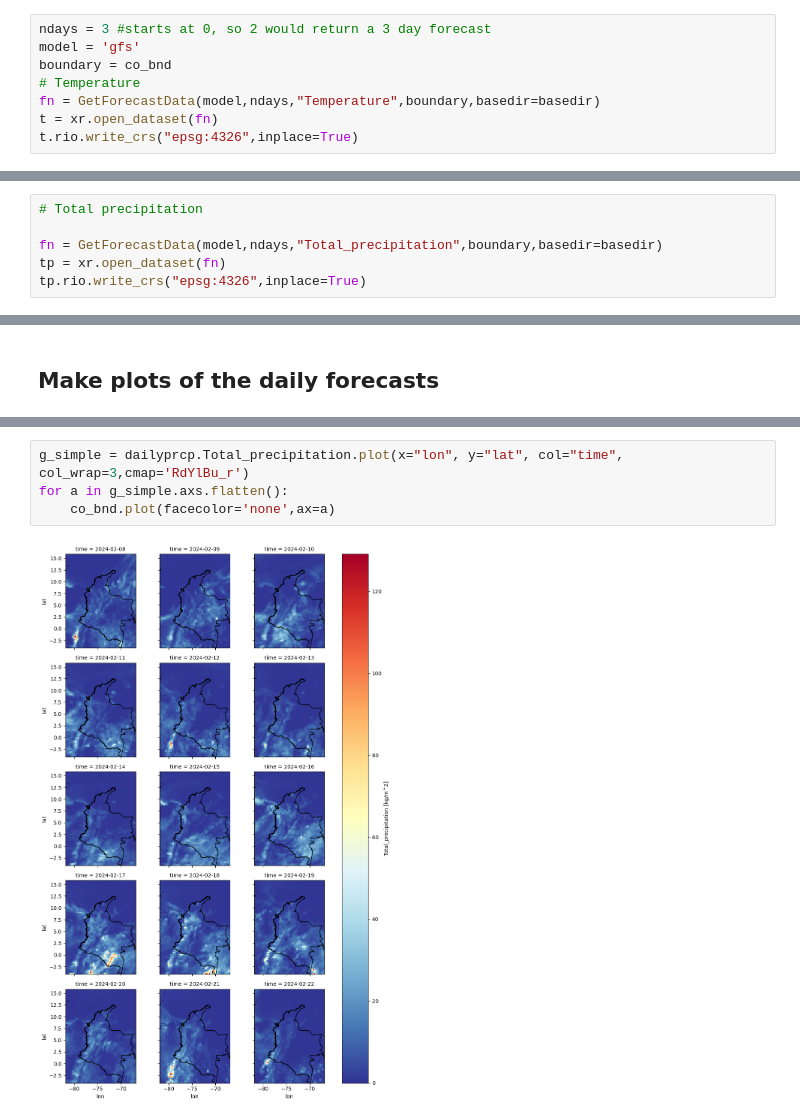
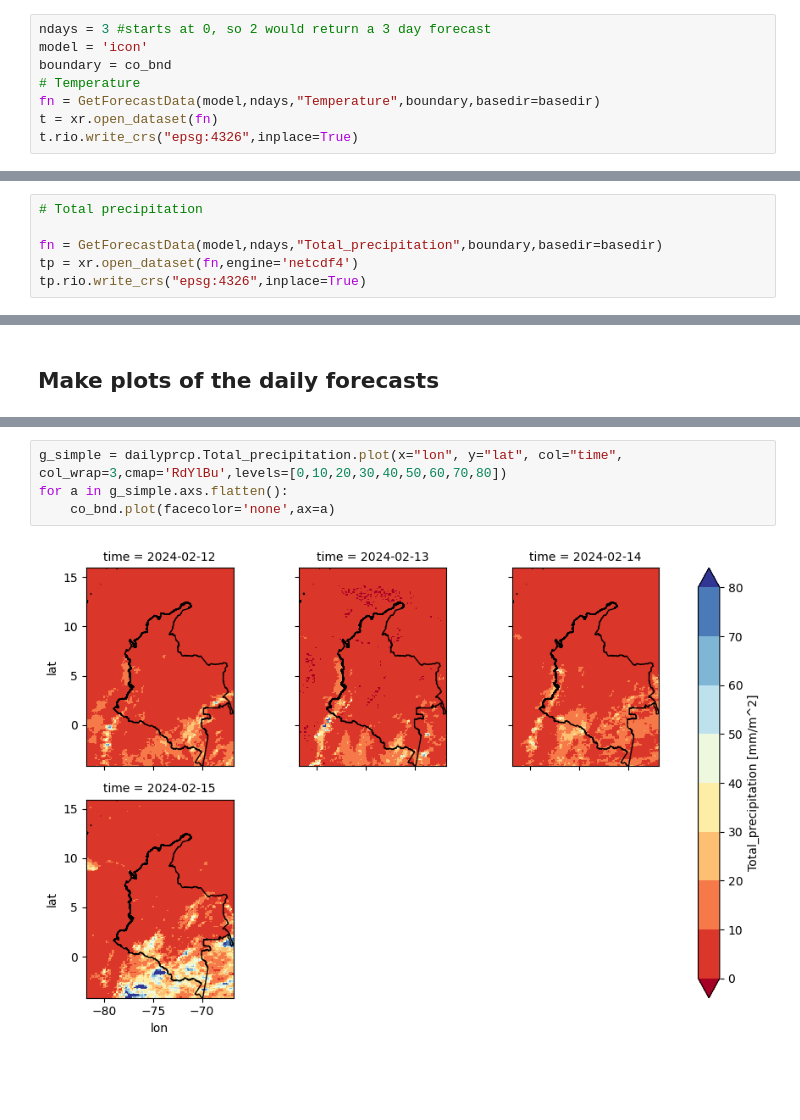
Before and after one commit to wmjolly/BigFireGSAPI, a Jupyter notebook: BigFireGSAPI_01Feb2024.ipynb, the cells around one changed output, grey strips where cells are left out. Drawn from its saved outputs; the diff is of its cells as text; blank space fills up the shorter version.

Commit message:
Cleanup up precip plotting

```diff
--- a/BigFireGSAPI_01Feb2024.ipynb
+++ b/BigFireGSAPI_01Feb2024.ipynb
@@ -94,7 +94,7 @@ basedir = f"{procbase}/Data"
 mychunk = {'latitude':25,'longitude':25,'time': -1}
 # %%
 ndays = 3 #starts at 0, so 2 would return a 3 day forecast
-model = 'gfs'
+model = 'icon'
 boundary = co_bnd
 # Temperature
 fn = GetForecastData(model,ndays,"Temperature",boundary,basedir=basedir)
@@ -156,7 +156,7 @@ co_bnd.plot(ax=ax,facecolor='none')
 # Total precipitation
 
 fn = GetForecastData(model,ndays,"Total_precipitation",boundary,basedir=basedir)
-tp = xr.open_dataset(fn)
+tp = xr.open_dataset(fn,engine='netcdf4')
 tp.rio.write_crs("epsg:4326",inplace=True)
 # %% [output]
 ([-4.228428840999868, 15.912475000000086], [-81.84152999899993, -66.83773803699995])
@@ -205,6 +205,6 @@ for a in g_simple.axs.flatten():
 # %%
-g_simple = dailyprcp.Total_precipitation.plot(x="lon", y="lat", col="time", col_wrap=3,cmap='RdYlBu_r')
+g_simple = dailyprcp.Total_precipitation.plot(x="lon", y="lat", col="time", col_wrap=3,cmap='RdYlBu',levels=[0,10,20,30,40,50,60,70,80])
 for a in g_simple.axs.flatten():
     co_bnd.plot(facecolor='none',ax=a)
 # %% [output]
-[figure, old version]
+[figure, new version]
```
Also changed, not shown: parts of 7 cells of this notebook.
